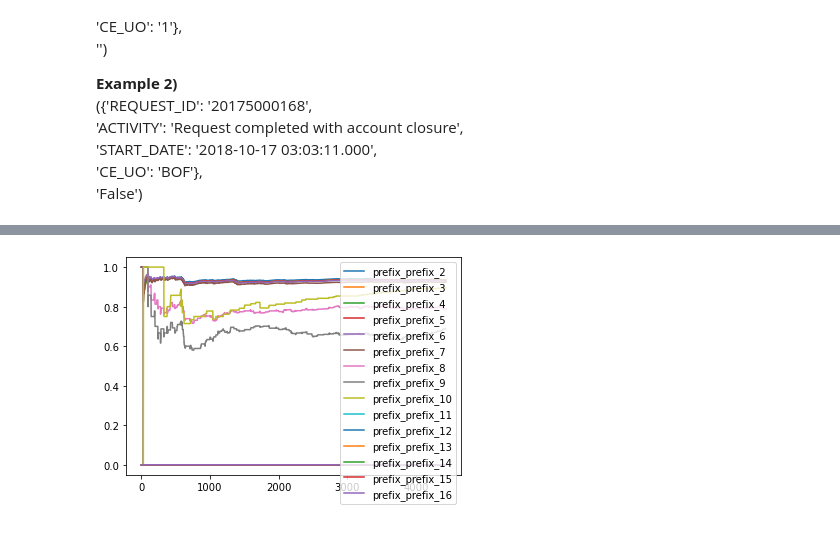
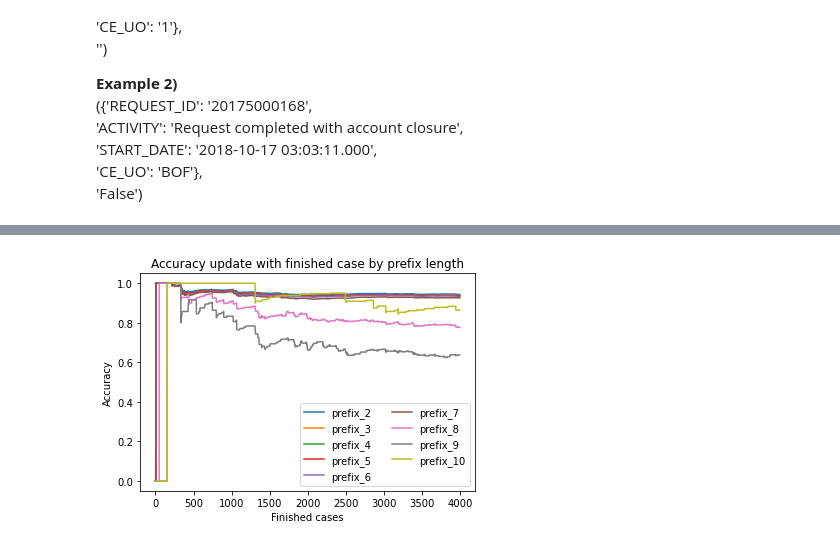
Before and after one commit to ghksdl6025/streaming_prediction4pm, a Jupyter notebook: hoeffding tree classifier.ipynb, the cells around one changed output, grey strips where cells are left out. Saved outputs shown, nothing was run; the diff lists cells and outputs as text; code cells hidden in the pictures.

```diff
--- a/hoeffding tree classifier.ipynb
+++ b/hoeffding tree classifier.ipynb
@@ -49,9 +51,11 @@ casecount = 0
 rowcounter = 0
 resultdict ={}
 acc_dict ={}
-finishedcases = set()
 running_case = 0
 prediction_result = {}
+graceperiod_finish=0
+finishedcases = set()
+usedingrace = set()
 # %%
 for x,y in dataset:
     if rowcounter%500 == 0:
@@ -171,3 +124,0 @@ for x,y in dataset:
-# %%
-for prefix in acc_dict.keys():
-    print(acc_dict[prefix])
@@ -180,8 +234,11 @@ for prefix in acc_dict.keys():
 # %%
 import matplotlib.pyplot as plt
-for prefix in acc_dict.keys():
-    plt.plot(range(len(acc_dict[prefix])), acc_dict[prefix],label='prefix_%s'%(prefix))
-plt.legend()
+for t in list(acc_dict.keys())[:9]:
+    plt.plot(acc_dict[t], label=str(t))
+    plt.legend(ncol=2,loc='lower right')
+plt.title('Accuracy update with finished case by prefix length')
+plt.ylabel('Accuracy')
+plt.xlabel('Finished cases')
 plt.show()
 # %% [output]
-[figure, old version]
+[figure, new version]
```
Also changed, not shown: parts of 8 cells of this notebook, 6 other files.
